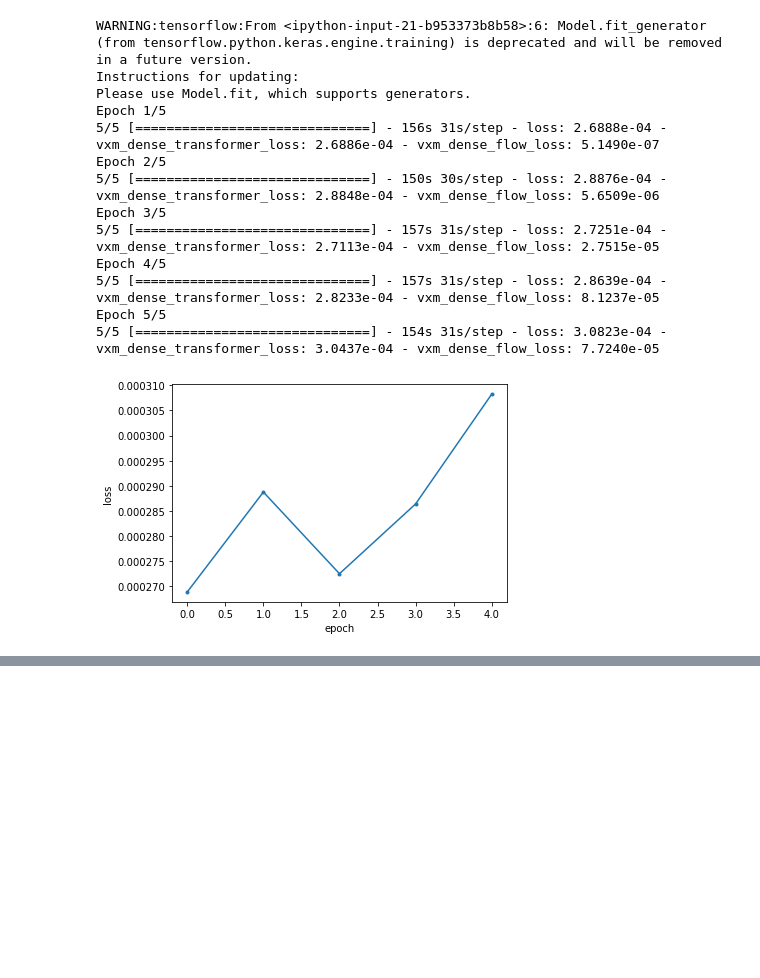
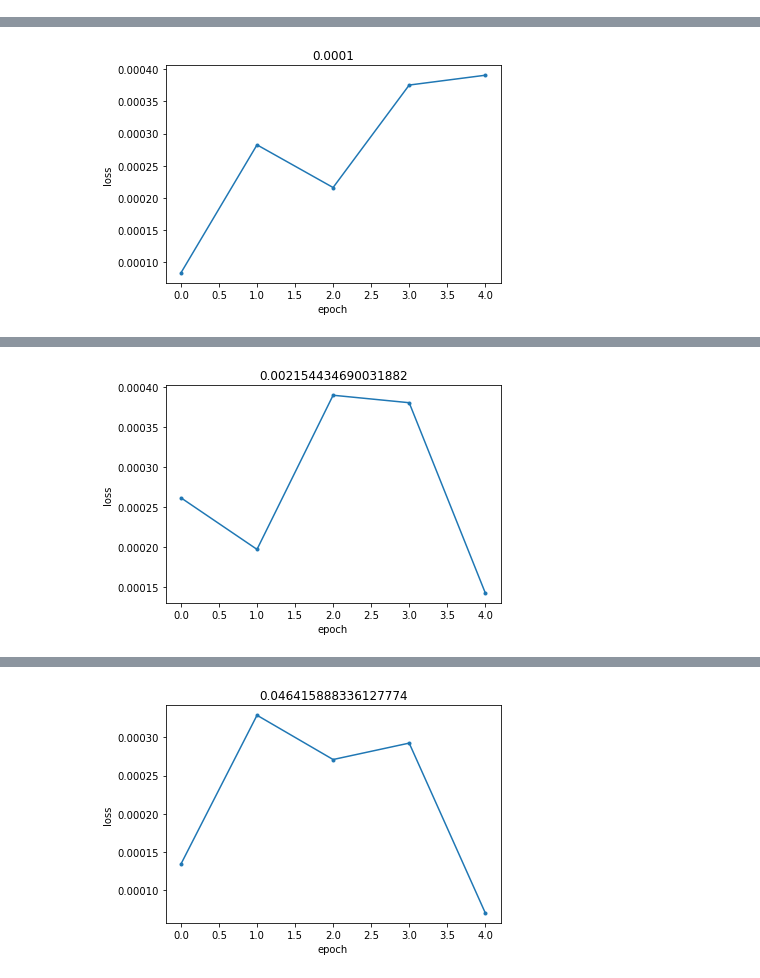
Before and after one commit to madtoinou/voxelmorph, a Jupyter notebook: 3D_brains.ipynb, the cells around one changed output, grey strips where cells are left out. Saved outputs shown, nothing was run; the diff lists cells and outputs as text; code cells hidden in the pictures; blank space fills up the shorter version.

```diff
--- a/3D_brains.ipynb
+++ b/3D_brains.ipynb
@@ -95,25 +71,4 @@ for i, key in enumerate(keys_train):
 slices_test_3d = np.zeros((len(keys_test),112,112,32))
 for i, key in enumerate(keys_test):
     slices_test_3d[i] = hf.get(key)["frame"][0]/255
-# %%
-# Adam optimizer learning rate
-vxm_model.compile(optimizer=tf.keras.optimizers.Adam(lr=1e-4), loss=losses, loss_weights=loss_weights)
-
-# Training
-train_generator = vxm_data_generator(slices_train_3d, batch_size=8)
-hist = vxm_model.fit_generator(train_generator, epochs=5, steps_per_epoch=5, verbose=1);
-# %% [output]
-WARNING:tensorflow:From <ipython-input-21-b953373b8b58>:6: Model.fit_generator (from tensorflow.python.keras.engine.training) is deprecated and will be removed in a future version.
-Instructions for updating:
-Please use Model.fit, which supports generators.
-Epoch 1/5
-5/5 [==============================] - 156s 31s/step - loss: 2.6888e-04 - vxm_dense_transformer_loss: 2.6886e-04 - vxm_dense_flow_loss: 5.1490e-07
-Epoch 2/5
-5/5 [==============================] - 150s 30s/step - loss: 2.8876e-04 - vxm_dense_transformer_loss: 2.8848e-04 - vxm_dense_flow_loss: 5.6509e-06
-Epoch 3/5
-5/5 [==============================] - 157s 31s/step - loss: 2.7251e-04 - vxm_dense_transformer_loss: 2.7113e-04 - vxm_dense_flow_loss: 2.7515e-05
-Epoch 4/5
-5/5 [==============================] - 157s 31s/step - loss: 2.8639e-04 - vxm_dense_transformer_loss: 2.8233e-04 - vxm_dense_flow_loss: 8.1237e-05
-Epoch 5/5
-5/5 [==============================] - 154s 31s/step - loss: 3.0823e-04 - vxm_dense_transformer_loss: 3.0437e-04 - vxm_dense_flow_loss: 7.7240e-05
 # %%
@@ -126,6 +84 @@ def plot_history(hist, loss_name='loss'):
     plt.show()
-# %%
-# Visualize the losses
-plot_history(hist)
-# %% [output]
-[figure, removed]
@@ -136,0 +85,33 @@ our_val_pred = vxm_model.predict(val_input);
+# %%
+# UNET architecture
+
+vol_shape = (112, 112, 32) # 32 slices
+nb_features = [
+    [16, 32, 32, 32],             # encoder
+    [32, 32, 32, 32, 32, 16, 16]  # decoder
+]
+
+# build vxm network using VxmDense
+vxm_model = vxm.networks.VxmDense(vol_shape, nb_features, int_steps=0);
+
+# Losses : MSE + smoothness (regularization)
+losses = ['mse', vxm.losses.Grad('l2').loss]
+
+# Regularizer
+lambdas = np.logspace(-4,0,4)
+for lambda_ in lambdas :
+
+    loss_weights = [1, lambda_]
+
+    # Adam optimizer learning rate
+    vxm_model.compile(optimizer=tf.keras.optimizers.Adam(lr=1e-4), loss=losses, loss_weights=loss_weights)
+
+    # Training
+    train_generator = vxm_data_generator(slices_train_3d, batch_size = 1)
+    hist = vxm_model.fit_generator(train_generator, epochs=5, steps_per_epoch=5, verbose=1);
+    # Visualize the losses
+    plot_history(hist, save_name = str(lambda_))
+    title = "weights" + str(lambda_) + ".keras"
+    # If it looks ok => save the weights
+    vxm_model.save_weights(title)
+# %% [output]
@@ -136,0 +129 @@ our_val_pred = vxm_model.predict(val_input);
+[figure, added]
@@ -136,0 +140 @@ our_val_pred = vxm_model.predict(val_input);
+[figure, added]
@@ -136,0 +151 @@ our_val_pred = vxm_model.predict(val_input);
+[figure, added]
```
Also changed, not shown: parts of 6 cells of this notebook.
